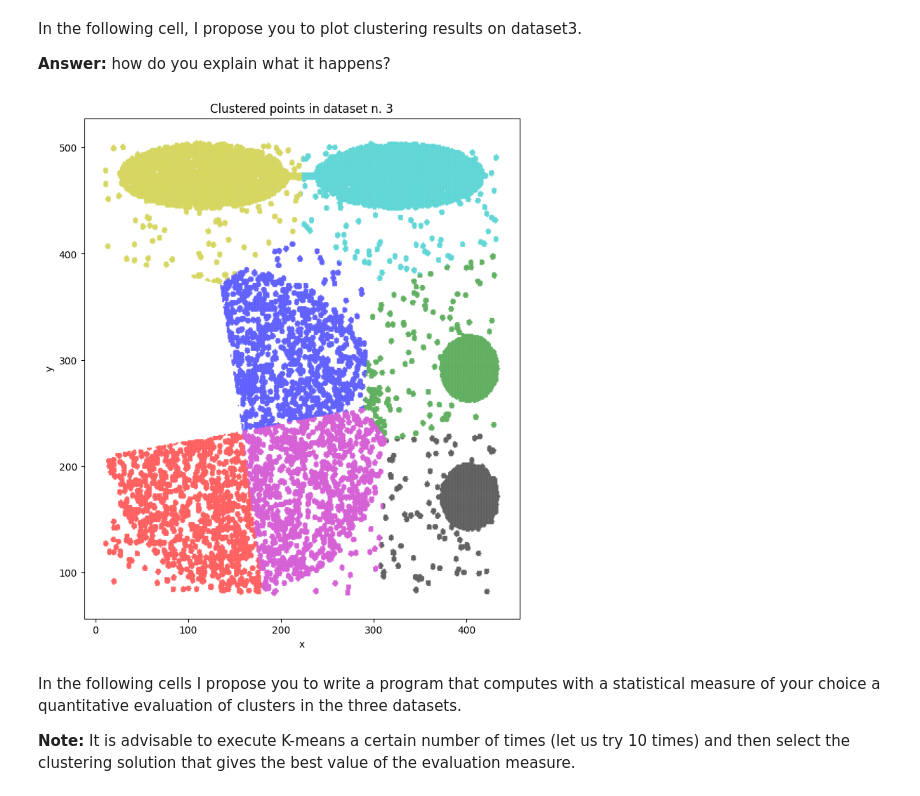
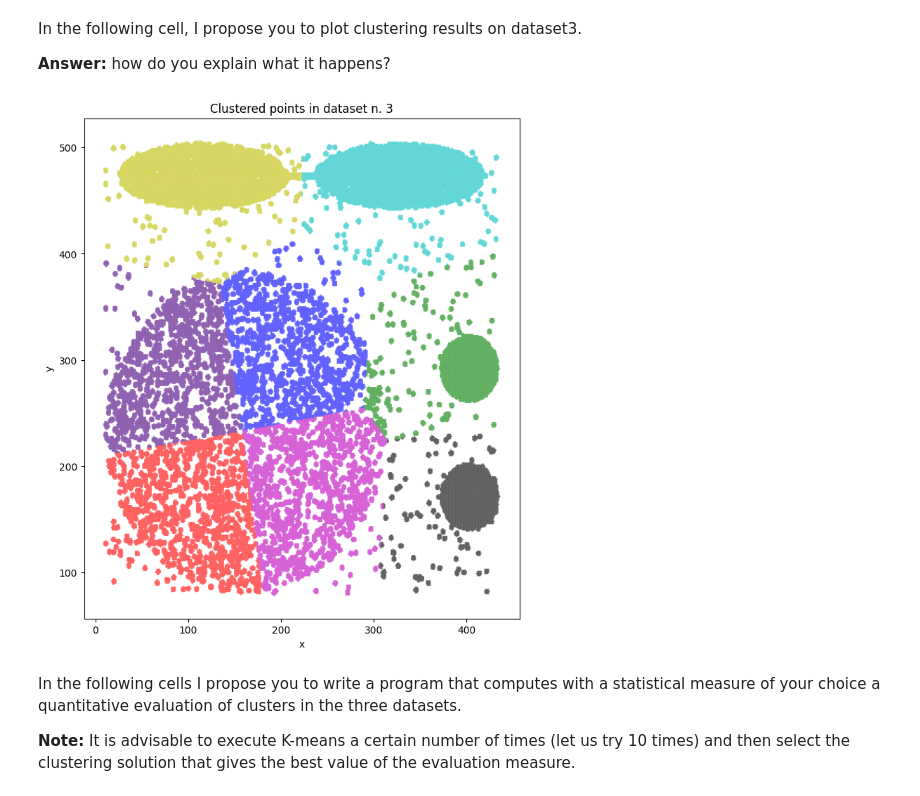
Before and after one commit to RaffaeleMelluso/AAUT, a Jupyter notebook: LAB_MEO/clustering/clustering_aa_25_26.ipynb, the cells around one changed output. Drawn from its saved outputs; the diff is of its cells as text; code cells hidden in the pictures.

```diff
--- a/LAB_MEO/clustering/clustering_aa_25_26.ipynb
+++ b/LAB_MEO/clustering/clustering_aa_25_26.ipynb
@@ -248,25 +248,25 @@ how do you explain what it happens?
 # %%
 import matplotlib.pyplot as plt
 
 fig = plt.figure(figsize=(8,8))
 ax = fig.add_subplot(111)
 fig.subplots_adjust(top=1)
 ax.set_title('Clustered points in dataset n. 3')
 ax.set_xlabel(feature_names3[0])
 ax.set_ylabel(feature_names3[1])
 
-color = ['b','g','r','c','m','y','k','w']
+color = ['b','g','r','c','m','y','k','indigo']
 for clu in range(k3):
     data_list_x = [dataset3[i,0] for i in range(dataset3.shape[0]) if labels3[i] == clu]
     data_list_y = [dataset3[i,1] for i in range(dataset3.shape[0]) if labels3[i] == clu]
     plt.scatter(data_list_x, data_list_y, s=2, edgecolors='none', c=color[clu], alpha=0.5)
 
 plt.show()
 
 #K-means tende a spezzare gruppi allungati o con densità non uniforme,
 # quindi i confini non seguono bene la struttura reale.
 # %% [output]
-[figure, old version]
+[figure, new version]
 # %% [markdown]
 In the following cells I propose you to write a program that computes with a statistical measure of your choice a quantitative evaluation of clusters in the three datasets.
 
```
Also changed, not shown: parts of 7 cells of this notebook, 1 other file.
